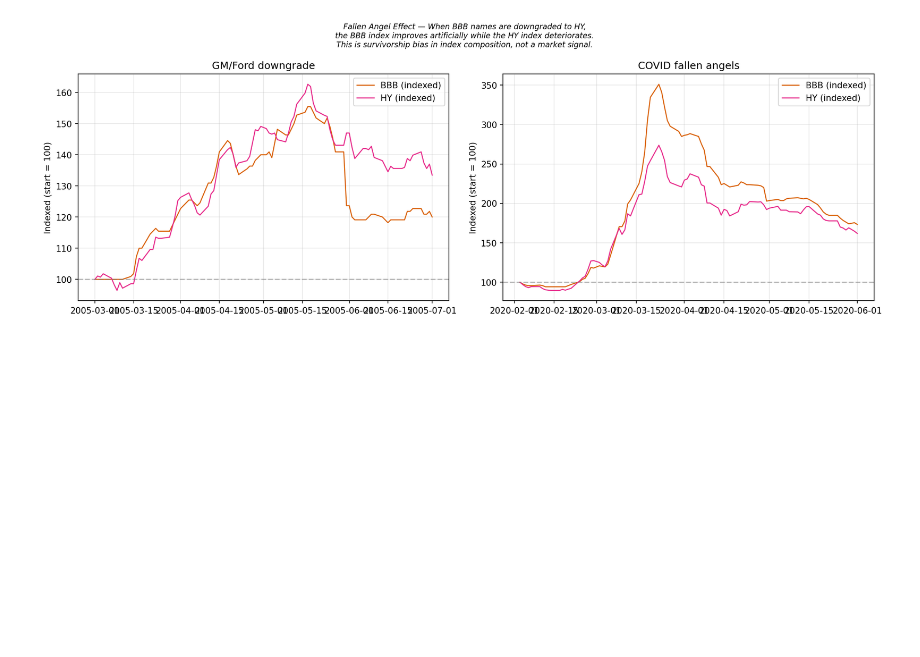
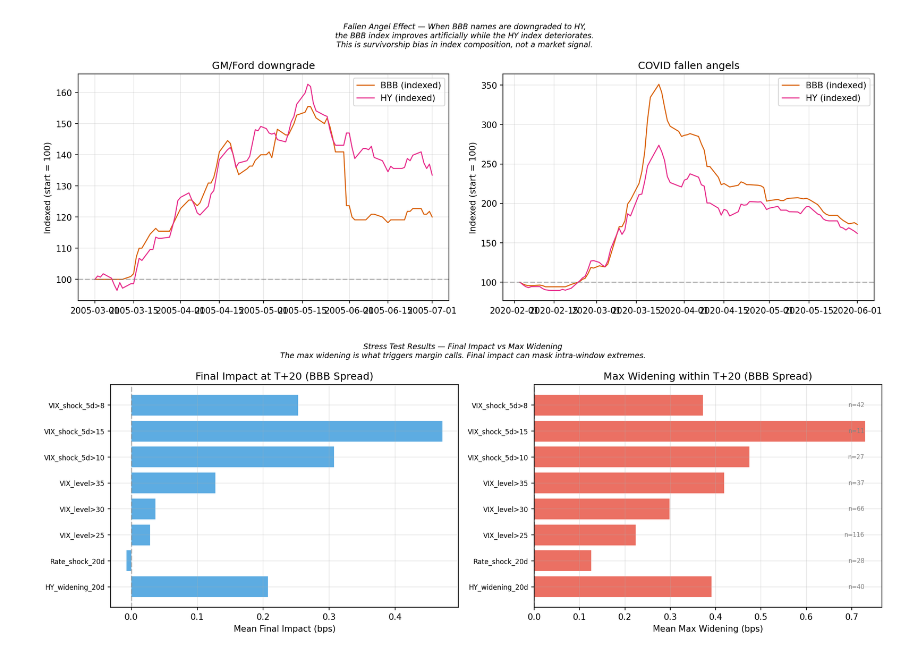
Before and after one commit to Zekhayoub/credit-spread-monitor, a Jupyter notebook: notebooks/eda.ipynb, the cells around one changed output. Drawn from its saved outputs; the diff is of its cells as text; code cells hidden in the pictures; blank space fills up the shorter version.

Commit message:
feat: add stress test impact visualization

```diff
--- a/notebooks/eda.ipynb
+++ b/notebooks/eda.ipynb
@@ -307,3 +307,48 @@ fig.savefig(FIGURES_DIR / "fallen_angels_analysis.png", bbox_inches="tight")
 plt.show()
 # %% [output]
 [figure]
+# %%
+# Load stress results
+stress = pd.read_csv(PROJECT_ROOT / "results/stress_test_results.csv")
+
+# Filter BBB spread, 20d window for visualization
+plot_data = stress[(stress["spread_col"] == "bbb_spread") & (stress["window"] == 20)]
+
+fig, axes = plt.subplots(1, 2, figsize=(14, 5))
+
+# Left: final impact by scenario
+ax1 = axes[0]
+scenarios = plot_data["scenario"].values
+x = range(len(scenarios))
+ax1.barh(x, plot_data["mean_final_impact"], color="#3498db", alpha=0.8)
+ax1.set_yticks(x)
+ax1.set_yticklabels(scenarios, fontsize=8)
+ax1.set_xlabel("Mean Final Impact (bps)")
+ax1.set_title("Final Impact at T+20 (BBB Spread)")
+ax1.axvline(0, color="gray", linestyle="--", alpha=0.5)
+
+# Right: max widening by scenario (the real risk metric)
+ax2 = axes[1]
+ax2.barh(x, plot_data["mean_max_widening"], color="#e74c3c", alpha=0.8)
+ax2.set_yticks(x)
+ax2.set_yticklabels(scenarios, fontsize=8)
+ax2.set_xlabel("Mean Max Widening (bps)")
+ax2.set_title("Max Widening within T+20 (BBB Spread)")
+ax2.axvline(0, color="gray", linestyle="--", alpha=0.5)
+
+# Annotate episode counts
+for i, (_, row) in enumerate(plot_data.iterrows()):
+    ax2.text(ax2.get_xlim()[1] * 0.95, i, f"n={int(row['n_episodes'])}",
+             ha="right", va="center", fontsize=7, color="gray")
+
+fig.suptitle(
+    "Stress Test Results — Final Impact vs Max Widening\n"
+    "The max widening is what triggers margin calls. Final impact can mask intra-window extremes.",
+    fontsize=9, style="italic",
+)
+
+fig.tight_layout()
+fig.savefig(FIGURES_DIR / "stress_impact.png", bbox_inches="tight")
+plt.show()
+# %% [output]
+[figure, added]
```
Also changed, not shown: 2 other files.
